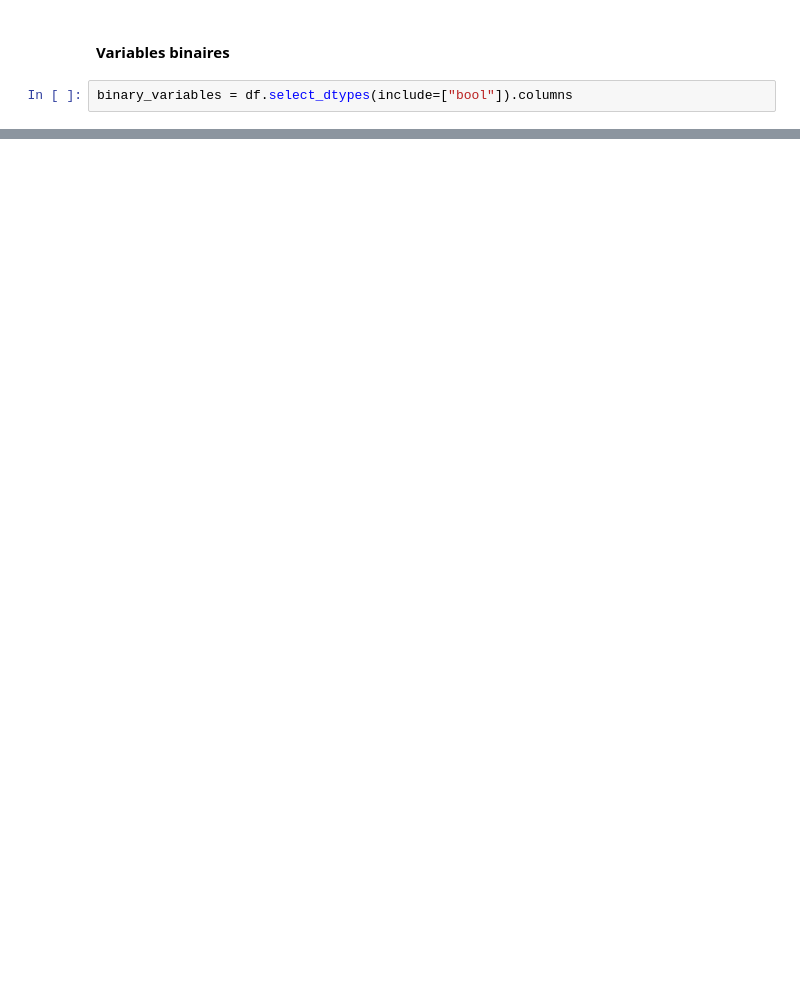
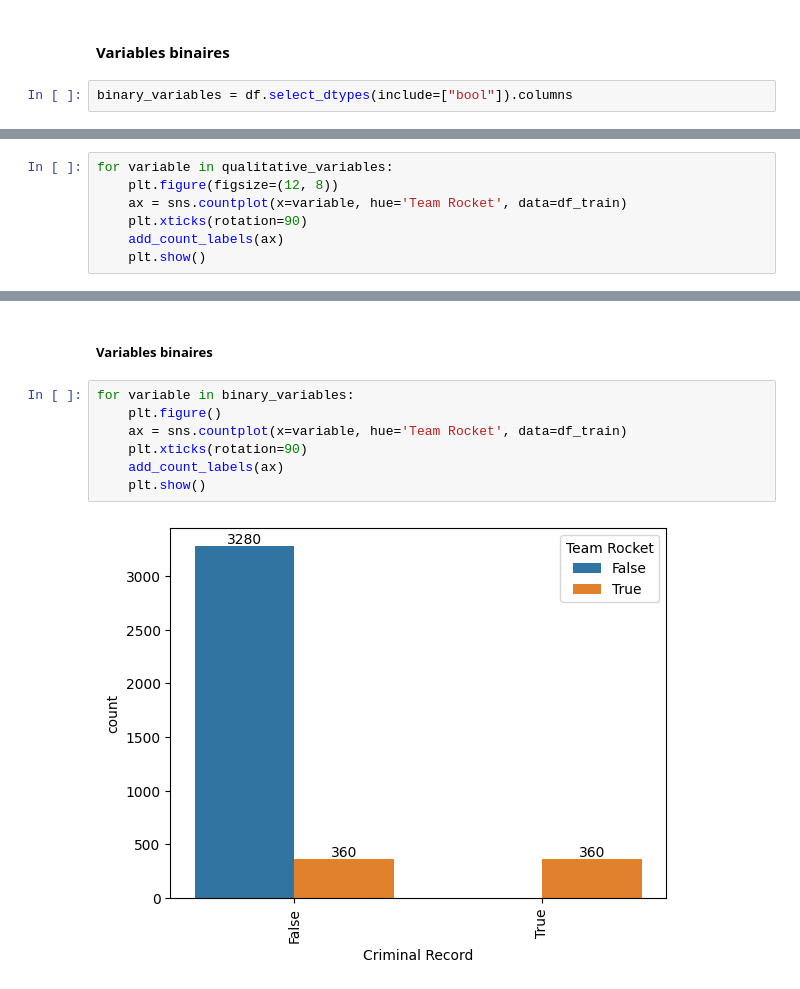
Before and after one commit to ValentinRonsseray/pokemon_dataset, a Jupyter notebook: 01_eda.ipynb, the cells around one changed output, grey strips where cells are left out. Saved outputs shown, nothing was run; the diff lists cells and outputs as text; blank space fills up the shorter version.

```diff
--- a/01_eda.ipynb
+++ b/01_eda.ipynb
@@ -340,0 +382,7 @@ for variable in binary_variables:
+# %%
+for variable in qualitative_variables:
+    plt.figure(figsize=(12, 8))
+    ax = sns.countplot(x=variable, hue='Team Rocket', data=df_train)
+    plt.xticks(rotation=90)
+    add_count_labels(ax)
+    plt.show()
@@ -340,0 +397,11 @@ for variable in binary_variables:
+# %% [markdown]
+##### Variables binaires
+# %%
+for variable in binary_variables:
+    plt.figure()
+    ax = sns.countplot(x=variable, hue='Team Rocket', data=df_train)
+    plt.xticks(rotation=90)
+    add_count_labels(ax)
+    plt.show()
+# %% [output]
+[figure, added]
```
Also changed, not shown: parts of 15 cells of this notebook.
